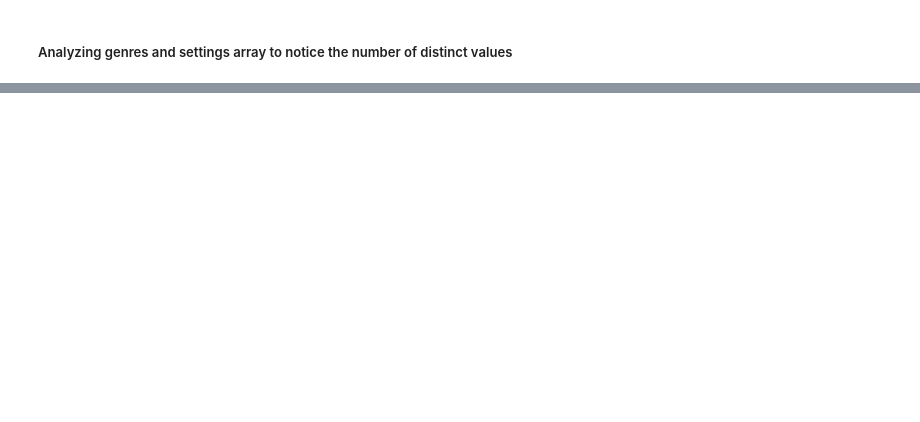
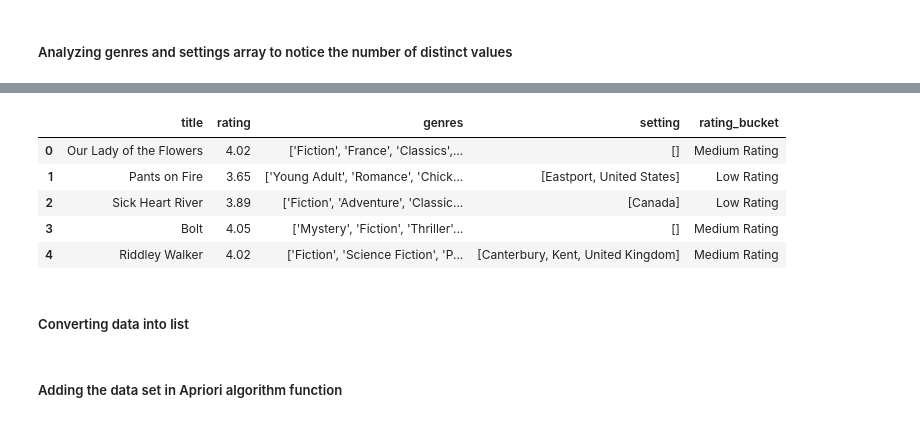
Before and after one commit to tanujkher/AssociationRuleGoodreadsBookGenreSettingRating, a Jupyter notebook: associationRule.ipynb, the cells around one changed output, grey strips where cells are left out. Saved outputs shown, nothing was run; the diff lists cells and outputs as text; code cells hidden in the pictures; blank space fills up the shorter version.

```diff
--- a/associationRule.ipynb
+++ b/associationRule.ipynb
@@ -280,0 +305,24 @@ plt.show()
+# %%
+# Checking for NA values in data
+data.isna().sum()
+data.describe(include='all')
+
+def rating_bucket(r):
+    if r >= 4.4:
+        return "High Rating"
+    elif r >= 3.9:
+        return "Medium Rating"
+    else:
+        return "Low Rating"
+
+data['rating_bucket'] = data['rating'].apply(rating_bucket)
+data.head()
+# %% [output]
+|  | title | rating | genres | setting | rating_bucket |
+| 0 | Our Lady of the Flowers | 4.02 | ['Fiction', 'France', 'Classics',... | [] | Medium Rating |
+| 1 | Pants on Fire | 3.65 | ['Young Adult', 'Romance', 'Chick... | [Eastport, United States] | Low Rating |
+| 2 | Sick Heart River | 3.89 | ['Fiction', 'Adventure', 'Classic... | [Canada] | Low Rating |
+| 3 | Bolt | 4.05 | ['Mystery', 'Fiction', 'Thriller'... | [] | Medium Rating |
+| 4 | Riddley Walker | 4.02 | ['Fiction', 'Science Fiction', 'P... | [Canterbury, Kent, United Kingdom] | Medium Rating |
+# %% [markdown]
+<h5>Converting data into list</h5>
@@ -280,0 +336,2 @@ plt.show()
+# %% [markdown]
+<h5>Adding the data set in Apriori algorithm function</h5>
```
Also changed, not shown: parts of 15 cells of this notebook.
